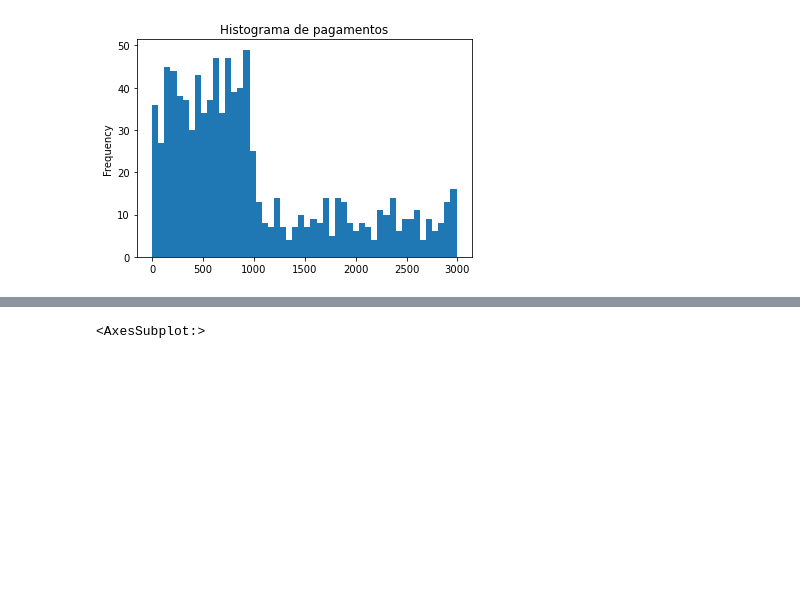
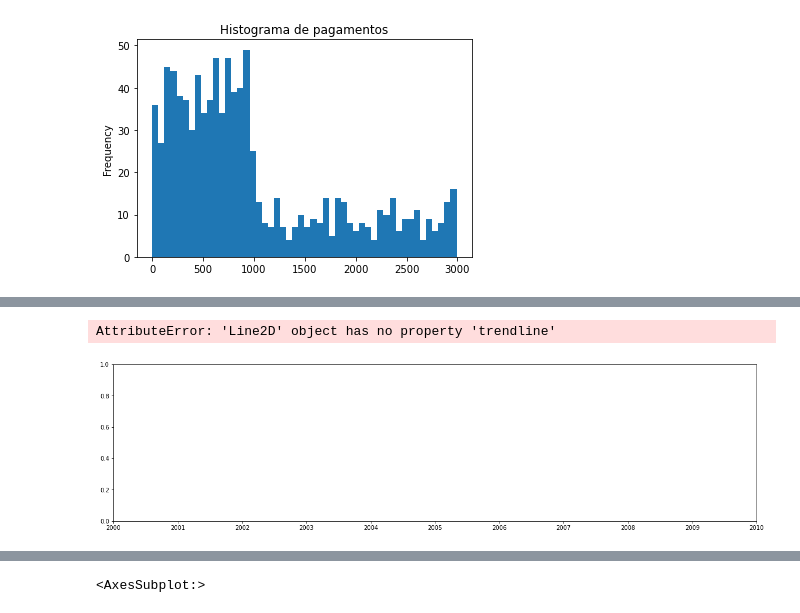
Before and after one commit to VicourtBitt/pandas_python, a Jupyter notebook: TIC_TRILHAS/aritmetica/aritmetica.ipynb, the cells around one changed output, grey strips where cells are left out. Cells and saved outputs as stored; diff of their text form; code cells hidden in the pictures; blank space fills up the shorter version.

Commit message:
ploting some charts

```diff
--- a/TIC_TRILHAS/aritmetica/aritmetica.ipynb
+++ b/TIC_TRILHAS/aritmetica/aritmetica.ipynb
@@ -40,3 +40,17 @@ df['paid'].plot(kind='hist', bins=50, title='Histograma de pagamentos')
 # %% [output]
 <AxesSubplot:title={'center':'Histograma de pagamentos'}, ylabel='Frequency'>
 [figure]
+# %%
+# Convertendo formato de data para datetime, assim podemos fazer comparações de datas
+df['date'] = pd.to_datetime(df['date'], format='%D/%M/%Y', infer_datetime_format=True)
+
+# Pegando todos os pagamentos realizados em 2024
+df2024 = df.loc[
+    (df['date'] >= '01-01-2024')
+    &
+    (df['date'] <= '31-12-2024')
+]
+
+# Calculando a média e o desvio padrão dos pagamentos realizados em 2024
+mean2024 = df2024['paid'].mean()
+std2024 = df2024['paid'].std()
@@ -42,0 +72,5 @@ df['paid'].plot(kind='hist', bins=50, title='Histograma de pagamentos')
+# %%
+df2024.plot(x='date', y='paid', kind='line', title='Pagamentos realizados em 2024', figsize=(20, 5))
+# %% [output]
+AttributeError: 'Line2D' object has no property 'trendline'
+[figure, added]
```
Also changed, not shown: parts of 4 cells of this notebook.
